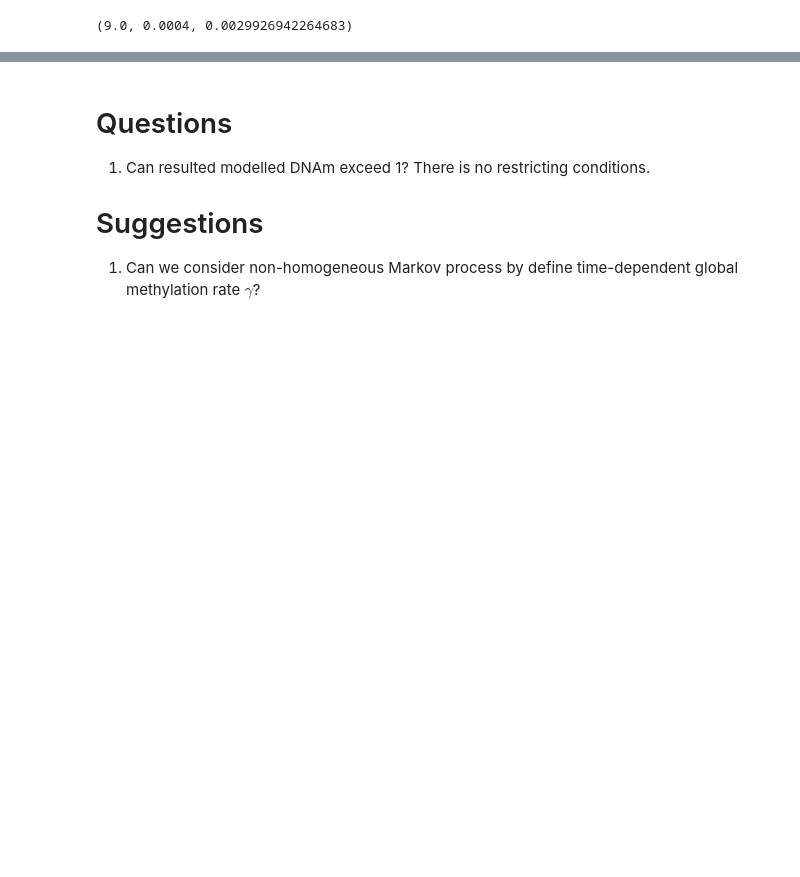
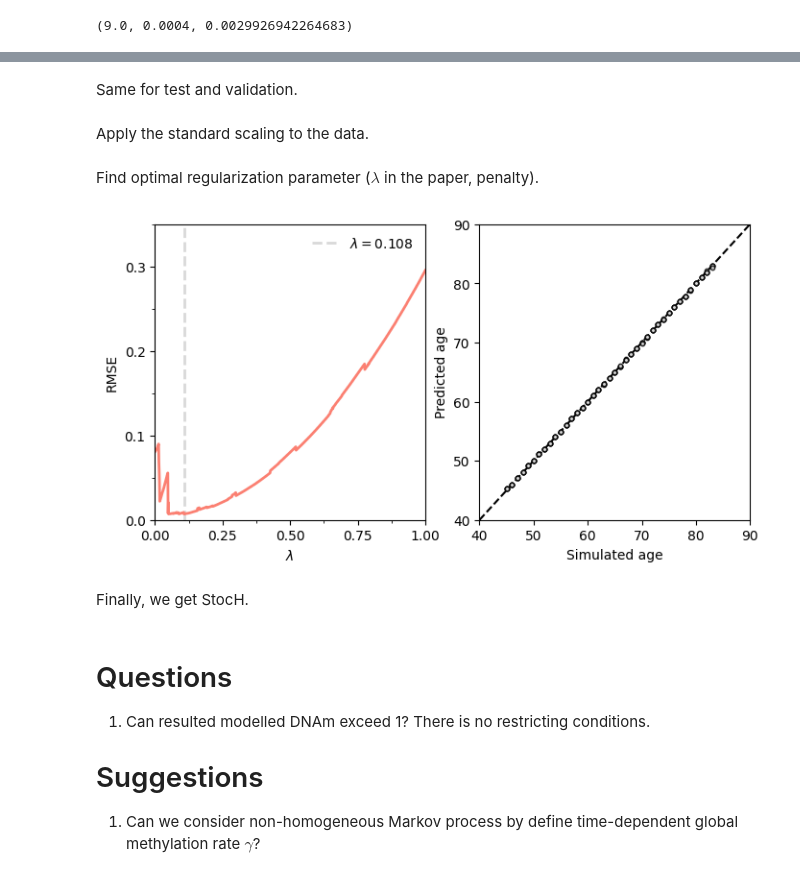
Before and after one commit to ombystoma-young/stochastic-component-epigen-proj, a Jupyter notebook: main.ipynb, the cells around one changed output, grey strips where cells are left out. Saved outputs shown, nothing was run; the diff lists cells and outputs as text; code cells hidden in the pictures; blank space fills up the shorter version.

```diff
--- a/main.ipynb
+++ b/main.ipynb
@@ -483,0 +516,14 @@ Thus, we found optimal parameters. This results differs from the optimal paramet
+# %% [markdown]
+Same for test and validation.
+# %%
+# test
+simulated_test_df = pd.read_pickle(os.path.join(DATA_FOLDER, 'simulated_cohort_test.pkl'))
+simulated_test_df.columns = dnam_df.columns
+simulated_test_df['age'] = (simulated_test_df['age'] + 45).astype(int)
+
+#validation
+simulated_validation_df = pd.read_pickle(os.path.join(DATA_FOLDER, 'simulated_cohort_validation.pkl'))
+simulated_validation_df.columns = dnam_df.columns
+simulated_validation_df['age'] = (simulated_validation_df['age'] + 45).astype(int)
+# %% [markdown]
+Apply the standard scaling to the data.
@@ -483,0 +546,2 @@ Thus, we found optimal parameters. This results differs from the optimal paramet
+# %% [markdown]
+Find optimal regularization parameter ($\lambda$ in the paper, penalty).
@@ -483,0 +564,37 @@ Thus, we found optimal parameters. This results differs from the optimal paramet
+# %%
+scores = np.array(scores)
+min_alpha = scores[:, 0][scores[:, 1].argmin()]
+# use the obtained model for best score to predict age on validation dataset
+best_elm = models[scores[:, 1].argmin()]
+
+y_val_pred = best_elm.predict(X_validation)
+# %%
+
+fig, ax = plt.subplots(1, 2, figsize=(8,4))
+
+ax[0].plot(scores[:, 0], scores[:, 1], linewidth=2, color=colors[1])
+ax[0].axvline(min_alpha, zorder=0, color=colors[-1],  linewidth=2, linestyle='dashed', label=f'$\lambda=${min_alpha}')
+ax[0].set_xlabel('$\lambda$')
+ax[0].set_ylabel('RMSE')
+ax[0].set_xticks(np.arange(0,1.01, 0.25))
+ax[0].set_xticks(np.arange(0,1.01, 0.125), minor=True)
+ax[0].set_yticks(np.arange(0,1.01, 0.1))
+ax[0].set_yticks(np.arange(0,1.01, 0.05), minor=True)
+ax[0].set_xlim(0, 1)
+ax[0].set_ylim(0,0.35)
+ax[0].legend(frameon=False)
+
+ax[1].plot([40, 90], [40, 90], ls="--", color=colors[-2], zorder=0)
+ax[1].scatter(y_validation, y_val_pred,  color=colors[-1], edgecolors=colors[-2], s=10, alpha=0.8)
+ax[1].set_xlabel('Simulated age')
+ax[1].set_ylabel('Predicted age')
+ax[1].set_xticks(np.arange(40, 91, 10))
+ax[1].set_yticks(np.arange(40, 91, 10))
+ax[1].set_xlim(40, 90)
+ax[1].set_ylim(40, 90)
+
+plt.show()
+# %% [output]
+[figure, added]
+# %% [markdown]
+Finally, we get StocH.
```
Also changed, not shown: parts of 12 cells of this notebook, 5 other files.
